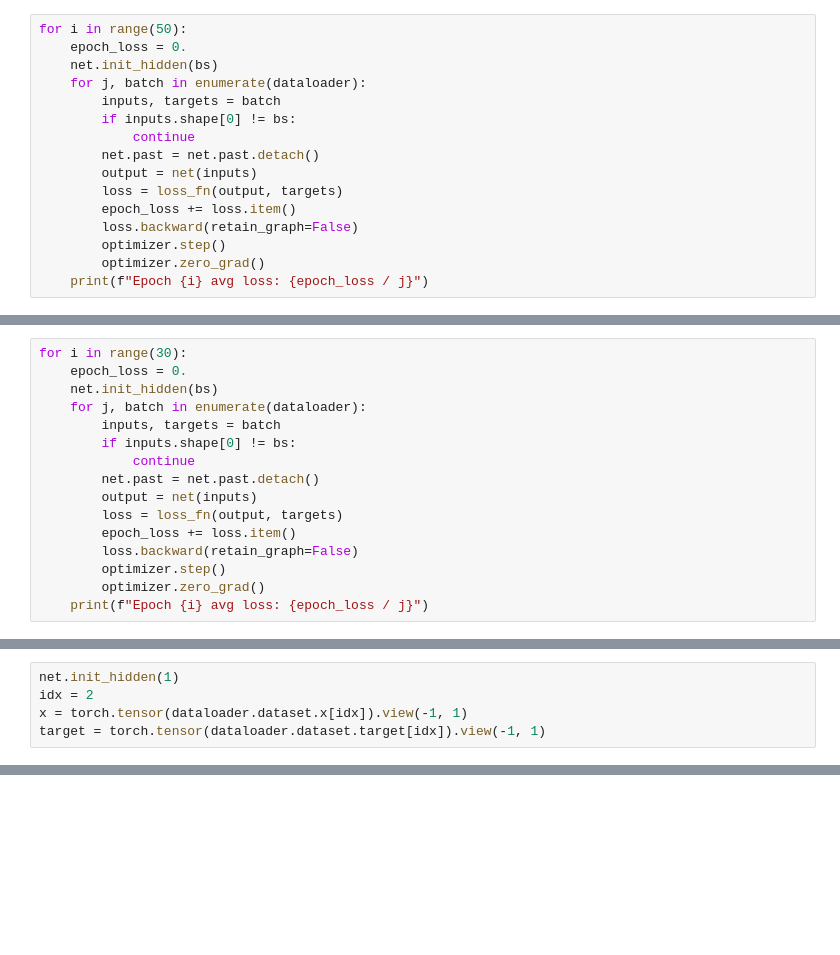
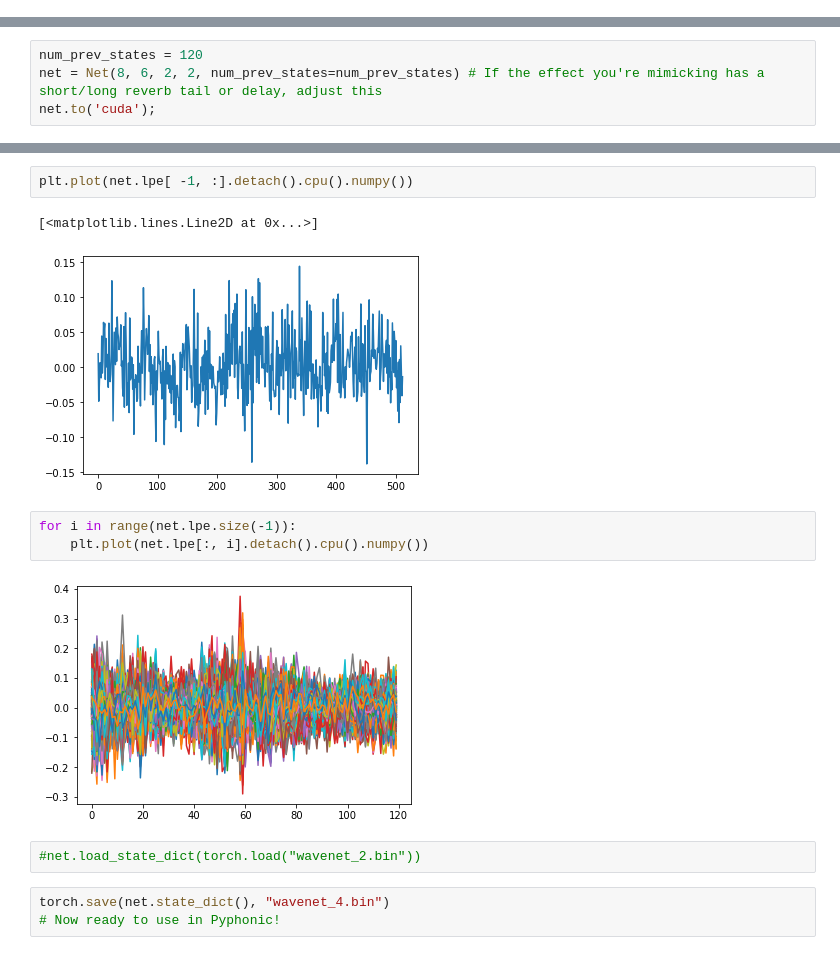
Before and after one commit to tomgrek/pyphonic, a Jupyter notebook: examples/Universal Plugin Emulator.ipynb, the cells around one changed output, grey strips where cells are left out. Drawn from its saved outputs; the diff is of its cells as text; blank space fills up the shorter version.

```diff
--- a/examples/Universal Plugin Emulator.ipynb
+++ b/examples/Universal Plugin Emulator.ipynb
@@ -182,16 +0,0 @@ sum([getparams(x) for x in list(net.parameters())])
-# %%
-for i in range(50):
-    epoch_loss = 0.
-    net.init_hidden(bs)
-    for j, batch in enumerate(dataloader):
-        inputs, targets = batch
-        if inputs.shape[0] != bs:
-            continue
-        net.past = net.past.detach()
-        output = net(inputs)
-        loss = loss_fn(output, targets)
-        epoch_loss += loss.item()
-        loss.backward(retain_graph=False)
-        optimizer.step()
-        optimizer.zero_grad()
-    print(f"Epoch {i} avg loss: {epoch_loss / j}")
@@ -226,16 +0,0 @@ means: 0.12683944393829796 3.255744879930569e-05
-# %%
-for i in range(30):
-    epoch_loss = 0.
-    net.init_hidden(bs)
-    for j, batch in enumerate(dataloader):
-        inputs, targets = batch
-        if inputs.shape[0] != bs:
-            continue
-        net.past = net.past.detach()
-        output = net(inputs)
-        loss = loss_fn(output, targets)
-        epoch_loss += loss.item()
-        loss.backward(retain_graph=False)
-        optimizer.step()
-        optimizer.zero_grad()
-    print(f"Epoch {i} avg loss: {epoch_loss / j}")
@@ -249,5 +0,0 @@ Plot one output based on one input. If you keep re-running the second cell below
-# %%
-net.init_hidden(1)
-idx = 2
-x = torch.tensor(dataloader.dataset.x[idx]).view(-1, 1)
-target = torch.tensor(dataloader.dataset.target[idx]).view(-1, 1)
@@ -287,0 +231,4 @@ tensor([[-1.8596e-03,  1.0022e+00, -2.2653e-04,  ...,  9.9518e-01,
+# %%
+num_prev_states = 120
+net = Net(8, 6, 2, 2, num_prev_states=num_prev_states) # If the effect you're mimicking has a short/long reverb tail or delay, adjust this
+net.to('cuda');
@@ -287,0 +304,15 @@ tensor([[-1.8596e-03,  1.0022e+00, -2.2653e-04,  ...,  9.9518e-01,
+# %%
+plt.plot(net.lpe[ -1, :].detach().cpu().numpy())
+# %% [output]
+[<matplotlib.lines.Line2D at 0x...>]
+[figure, added]
+# %%
+for i in range(net.lpe.size(-1)):
+    plt.plot(net.lpe[:, i].detach().cpu().numpy())
+# %% [output]
+[figure, added]
+# %%
+#net.load_state_dict(torch.load("wavenet_2.bin"))
+# %%
+torch.save(net.state_dict(), "wavenet_4.bin")
+# Now ready to use in Pyphonic!
```
Also changed, not shown: parts of 28 cells of this notebook, 1 other file.
